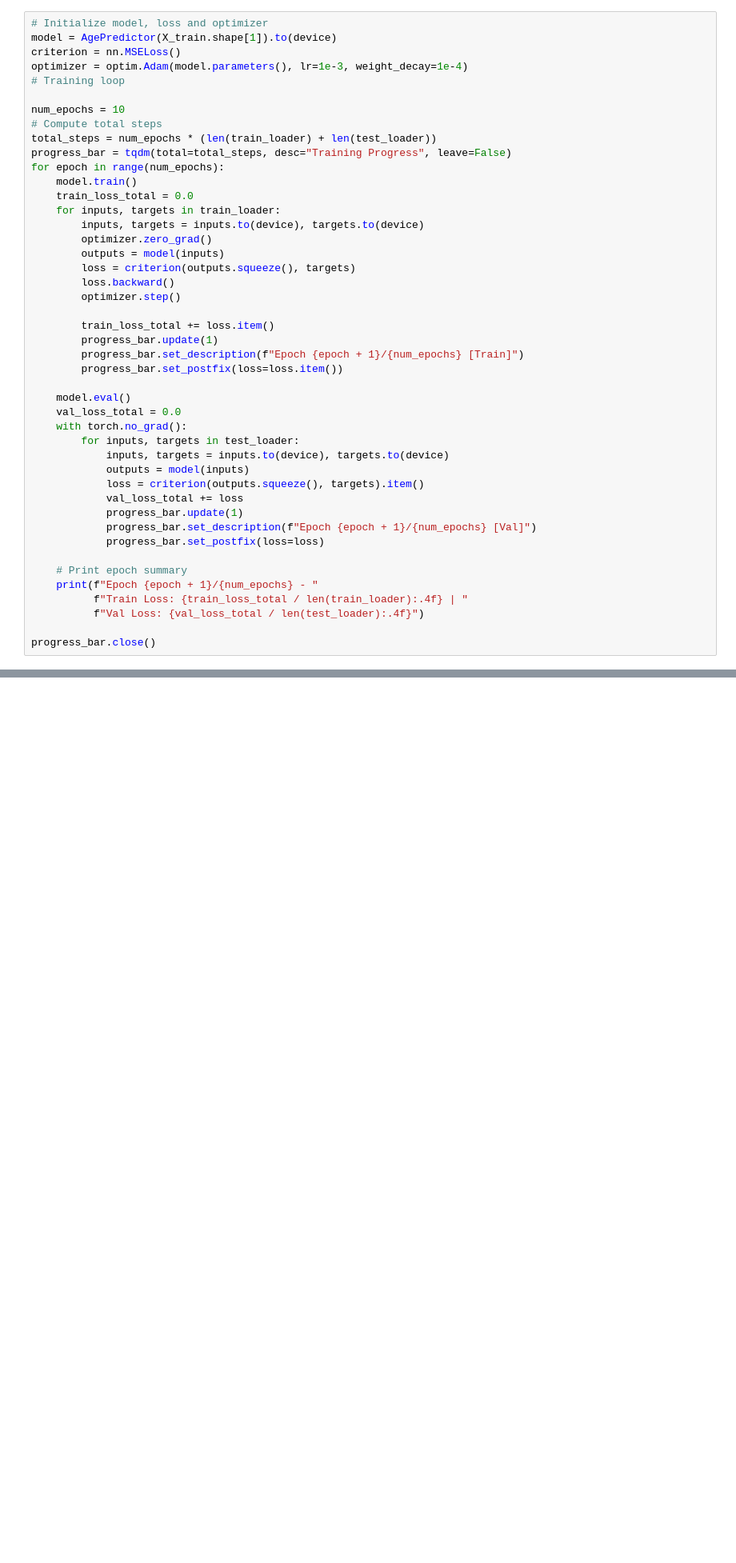
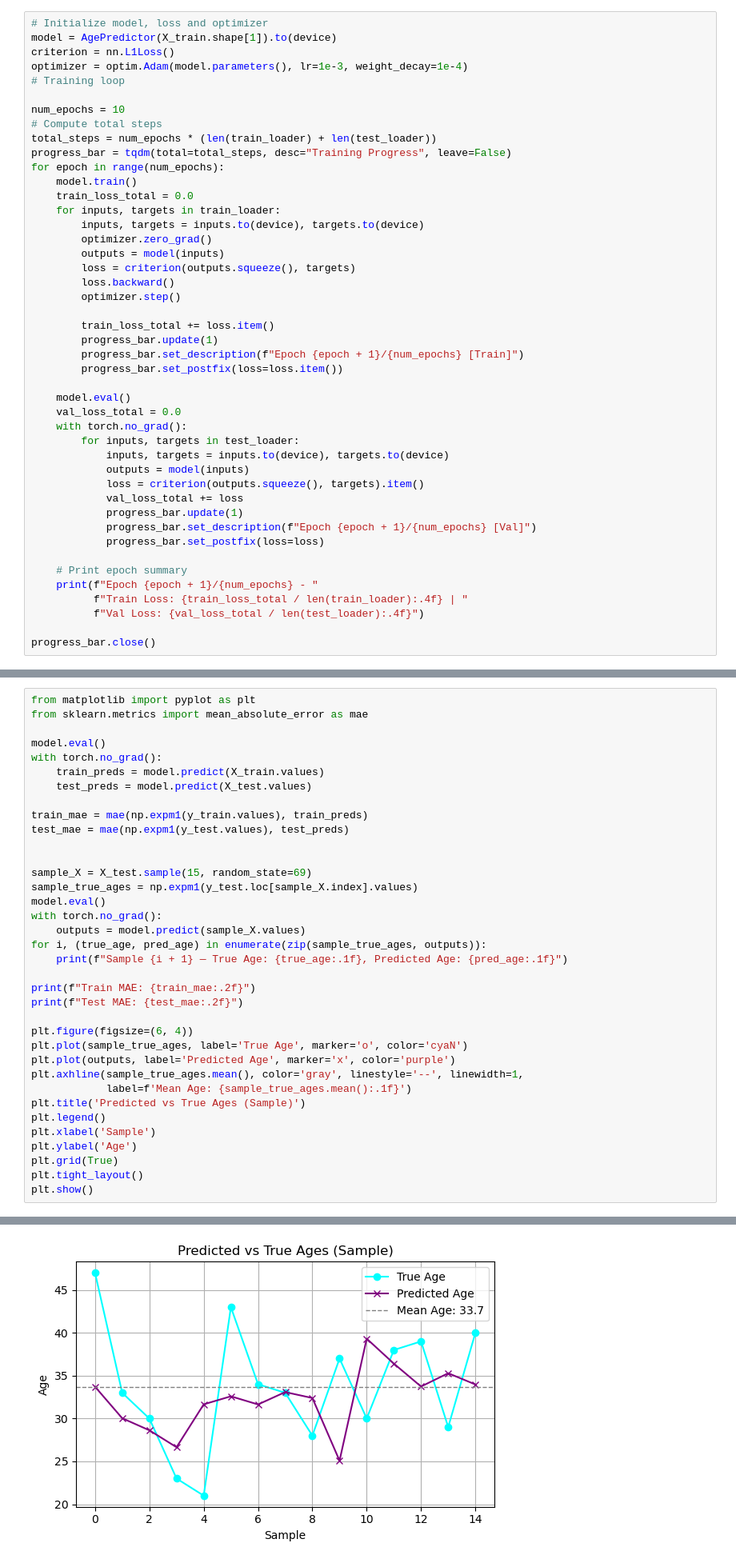
Before and after one commit to shpingus/OkCupidAnalysis, a Jupyter notebook: Playing with Database.ipynb, the cells around one changed output, grey strips where cells are left out. Shown at 80% size. Saved outputs shown, nothing was run; the diff lists cells and outputs as text; blank space fills up the shorter version.

Commit message:
simple model version, yielding decent results

```diff
--- a/Playing with Database.ipynb
+++ b/Playing with Database.ipynb
@@ -269,7 +269,7 @@ class AgePredictor(nn.Module):
 # %%
 # Initialize model, loss and optimizer
 model = AgePredictor(X_train.shape[1]).to(device)
-criterion = nn.MSELoss()
+criterion = nn.L1Loss()
 optimizer = optim.Adam(model.parameters(), lr=1e-3, weight_decay=1e-4)
 # Training loop
 
@@ -397,0 +327,37 @@ plt.show()
+# %%
+from matplotlib import pyplot as plt
+from sklearn.metrics import mean_absolute_error as mae
+
+model.eval()
+with torch.no_grad():
+    train_preds = model.predict(X_train.values)
+    test_preds = model.predict(X_test.values)
+
+train_mae = mae(np.expm1(y_train.values), train_preds)
+test_mae = mae(np.expm1(y_test.values), test_preds)
+
+
+sample_X = X_test.sample(15, random_state=69)
+sample_true_ages = np.expm1(y_test.loc[sample_X.index].values)
+model.eval()
+with torch.no_grad():
+    outputs = model.predict(sample_X.values)
+for i, (true_age, pred_age) in enumerate(zip(sample_true_ages, outputs)):
+    print(f"Sample {i + 1} — True Age: {true_age:.1f}, Predicted Age: {pred_age:.1f}")
+
+print(f"Train MAE: {train_mae:.2f}")
+print(f"Test MAE: {test_mae:.2f}")
+
+plt.figure(figsize=(6, 4))
+plt.plot(sample_true_ages, label='True Age', marker='o', color='cyaN')
+plt.plot(outputs, label='Predicted Age', marker='x', color='purple')
+plt.axhline(sample_true_ages.mean(), color='gray', linestyle='--', linewidth=1,
+            label=f'Mean Age: {sample_true_ages.mean():.1f}')
+plt.title('Predicted vs True Ages (Sample)')
+plt.legend()
+plt.xlabel('Sample')
+plt.ylabel('Age')
+plt.grid(True)
+plt.tight_layout()
+plt.show()
+# %% [output]
@@ -397,0 +381 @@ plt.show()
+[figure, added]
```
Also changed, not shown: parts of 9 cells of this notebook.
